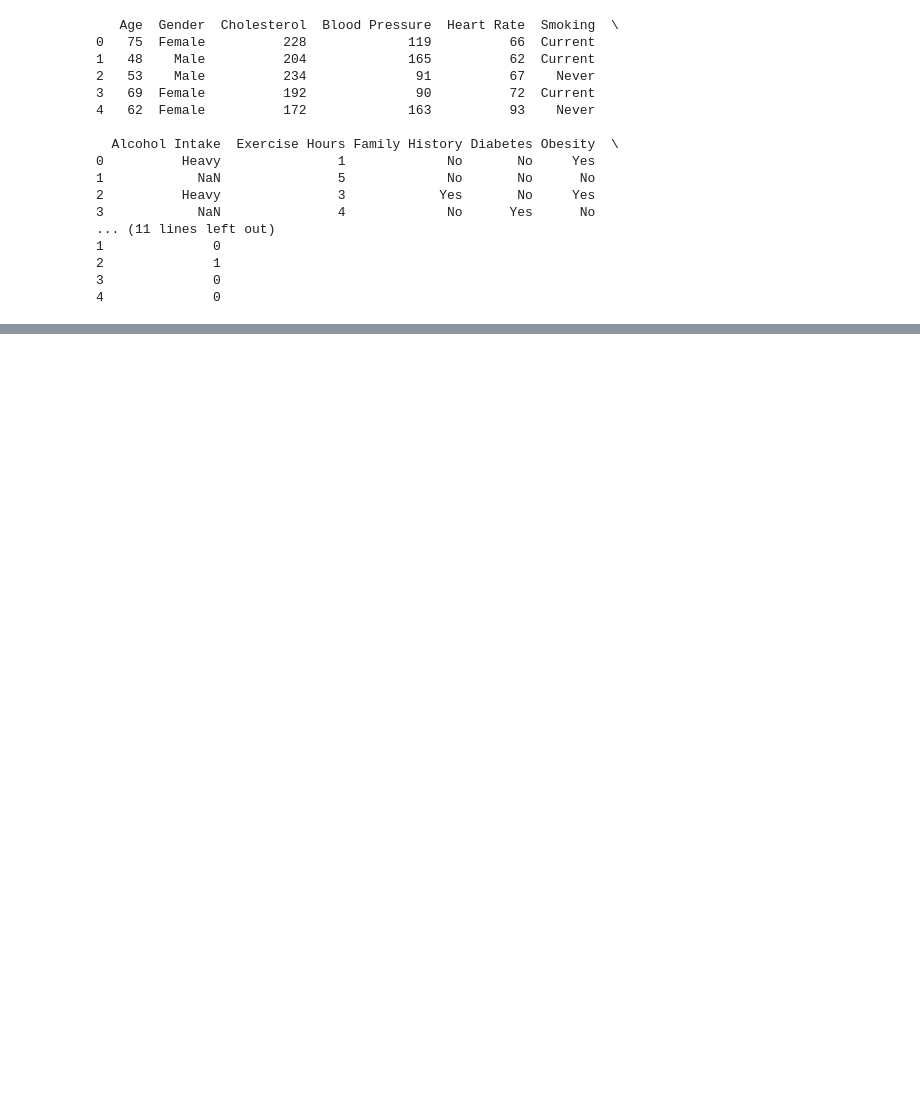
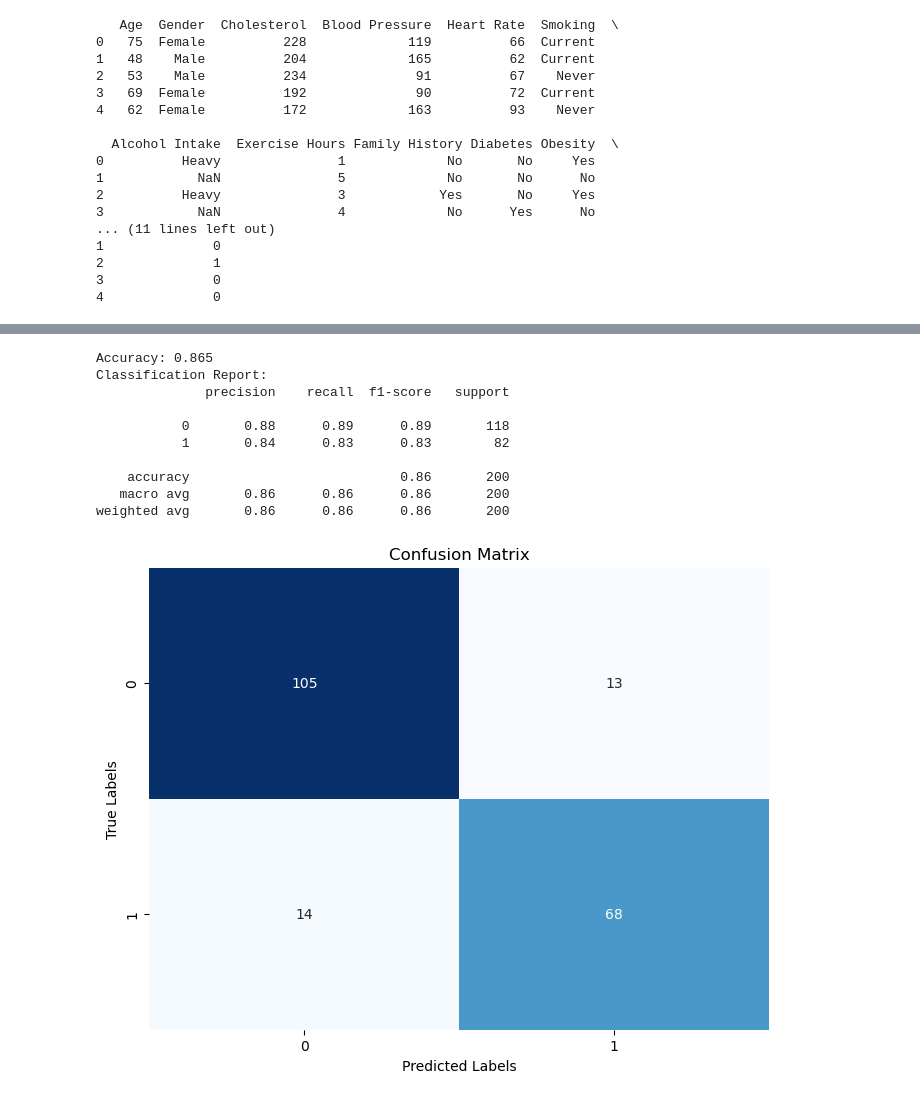
Before and after one commit to padrigon-lynbert/Heart_Disease_Prediction, a Jupyter notebook: main.ipynb, the cells around one changed output, grey strips where cells are left out. Cells and saved outputs as stored; diff of their text form; code cells hidden in the pictures; blank space fills up the shorter version.

Commit message:
got a model no threshold set whatsoever

```diff
--- a/main.ipynb
+++ b/main.ipynb
@@ -117,0 +89,11 @@ df.head(10)
+# %%
+# # Evaluate the model
+accuracy = accuracy_score(y_test, y_pred)
+conf_matrix = confusion_matrix(y_test, y_pred)
+class_report = classification_report(y_test, y_pred)
+
+print(f"Accuracy: {accuracy}")
+print("Confusion Matrix:")
+print(conf_matrix)
+print("Classification Report:")
+print(class_report)
@@ -117,0 +114,35 @@ df.head(10)
+# %%
+# Print classification report and accuracy
+print(f"Accuracy: {accuracy}")
+print("Classification Report:")
+print(class_report)
+
+# Plot Confusion Matrix
+plt.figure(figsize=(8, 6))
+sns.heatmap(conf_matrix, annot=True, cmap='Blues', fmt='d', cbar=False)
+plt.xlabel('Predicted Labels')
+plt.ylabel('True Labels')
+plt.title('Confusion Matrix')
+plt.show()
+
+# Plot ROC curve
+plt.figure(figsize=(8, 6))
+plt.plot(fpr, tpr, color='orange', label=f'ROC Curve (AUC = {auc:.2f})')
+plt.plot([0, 1], [0, 1], color='navy', linestyle='--')
+plt.xlabel('False Positive Rate')
+plt.ylabel('True Positive Rate')
+plt.title('Receiver Operating Characteristic (ROC) Curve')
+plt.legend()
+plt.show()
+# %% [output]
+Accuracy: 0.865
+Classification Report:
+              precision    recall  f1-score   support
+
+           0       0.88      0.89      0.89       118
+           1       0.84      0.83      0.83        82
+
+    accuracy                           0.86       200
+   macro avg       0.86      0.86      0.86       200
+weighted avg       0.86      0.86      0.86       200
+[figure, added]
```
Also changed, not shown: parts of 8 cells of this notebook, 2 other files.
